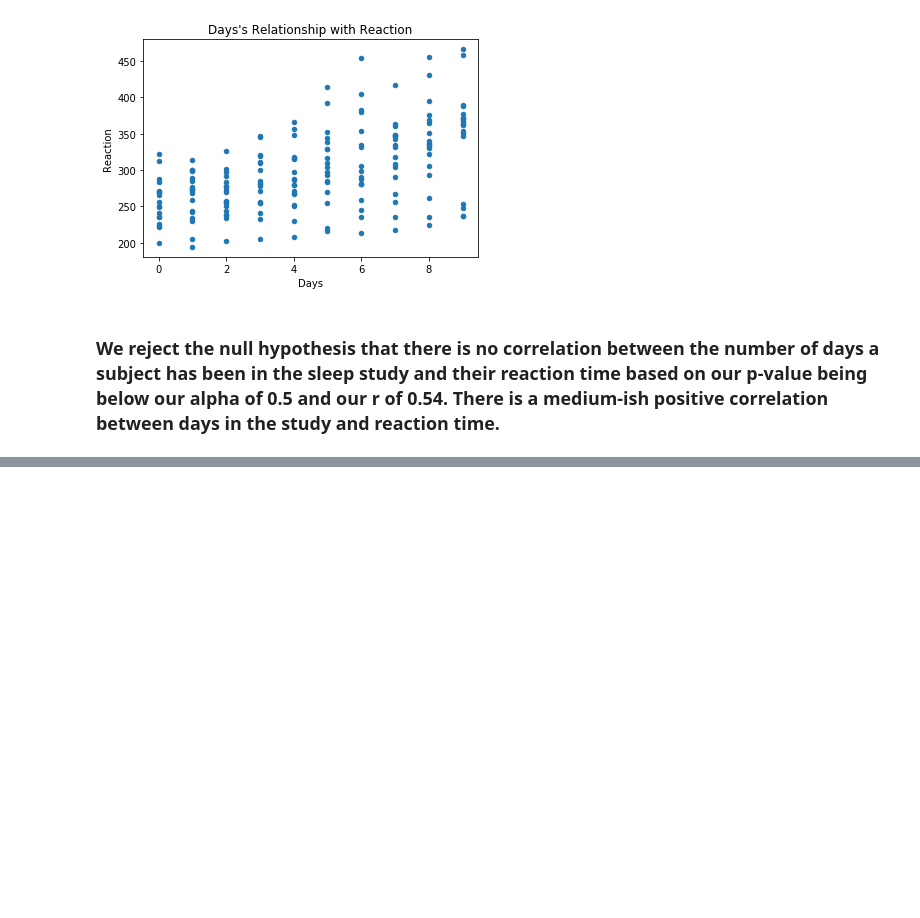
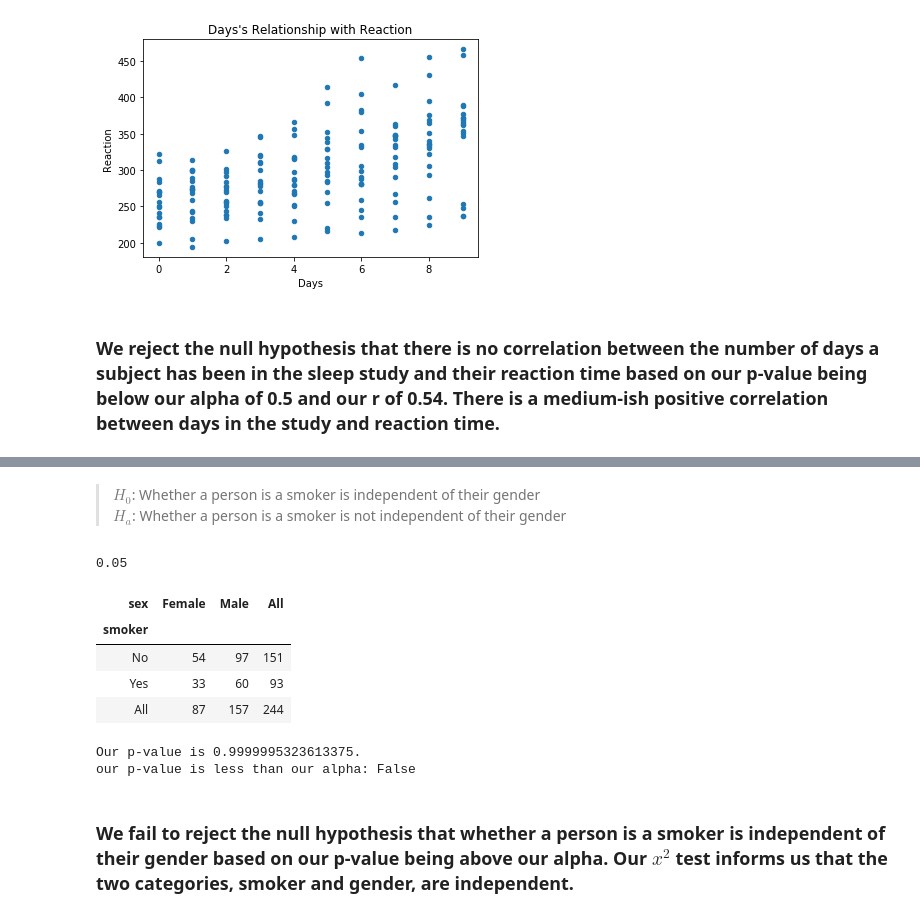
Before and after one commit to chasethompson/statistics_exercises, a Jupyter notebook: stats_review.ipynb, the cells around one changed output, grey strips where cells are left out. Drawn from its saved outputs; the diff is of its cells as text; code cells hidden in the pictures; blank space fills up the shorter version.

```diff
--- a/stats_review.ipynb
+++ b/stats_review.ipynb
@@ -953,0 +993,3 @@ r = 0.54.
+# %%
+tips = data('tips')
+tips.head()
@@ -953,0 +1003,29 @@ r = 0.54.
+# %% [markdown]
+>$H_0$: Whether a person is a smoker is independent of their gender<br>
+>$H_a$: Whether a person is a smoker is not independent of their gender
+# %%
+confidence_level = .95
+alpha = round(1 - confidence_level, 2)
+alpha
+# %% [output]
+0.05
+# %%
+ctab = pd.crosstab(tips.smoker, tips.sex, margins=True)
+ctab
+# %% [output]
+| sex | Female | Male | All |
+| smoker |  |  |  |
+| No | 54 | 97 | 151 |
+| Yes | 33 | 60 | 93 |
+| All | 87 | 157 | 244 |
+# %%
+chi2, p, degf, expected = stats.chi2_contingency(ctab)
+
+print(f'Our p-value is {p}.')
+
+print(f'our p-value is less than our alpha: {p < alpha}')
+# %% [output]
+Our p-value is 0.9999995323613375.
+our p-value is less than our alpha: False
+# %% [markdown]
+### We fail to reject the null hypothesis that whether a person is a smoker is independent of their gender based on our p-value being above our alpha. Our $x^2$ test informs us that the two categories, smoker and gender, are independent.
```
Also changed, not shown: parts of 5 cells of this notebook.
